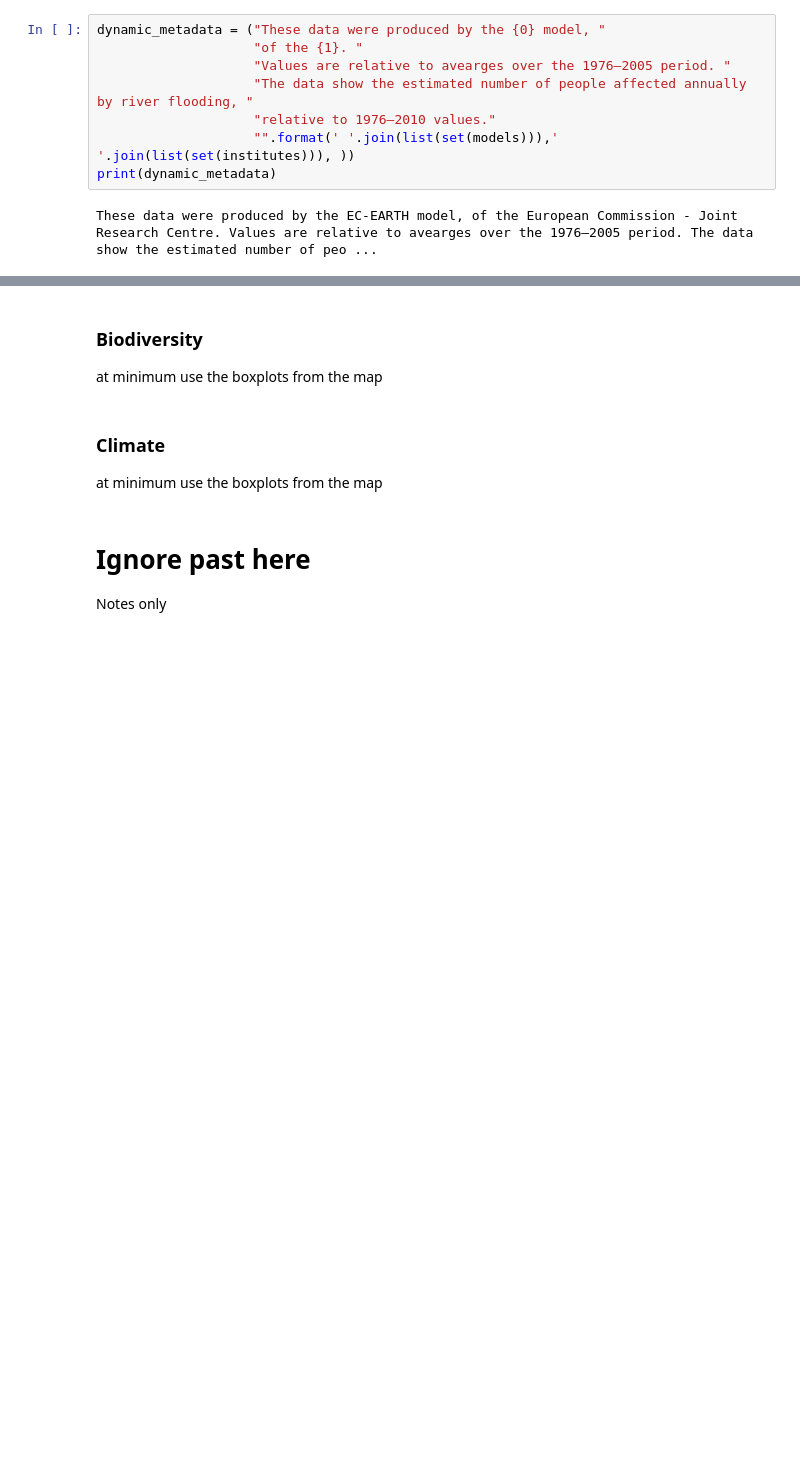
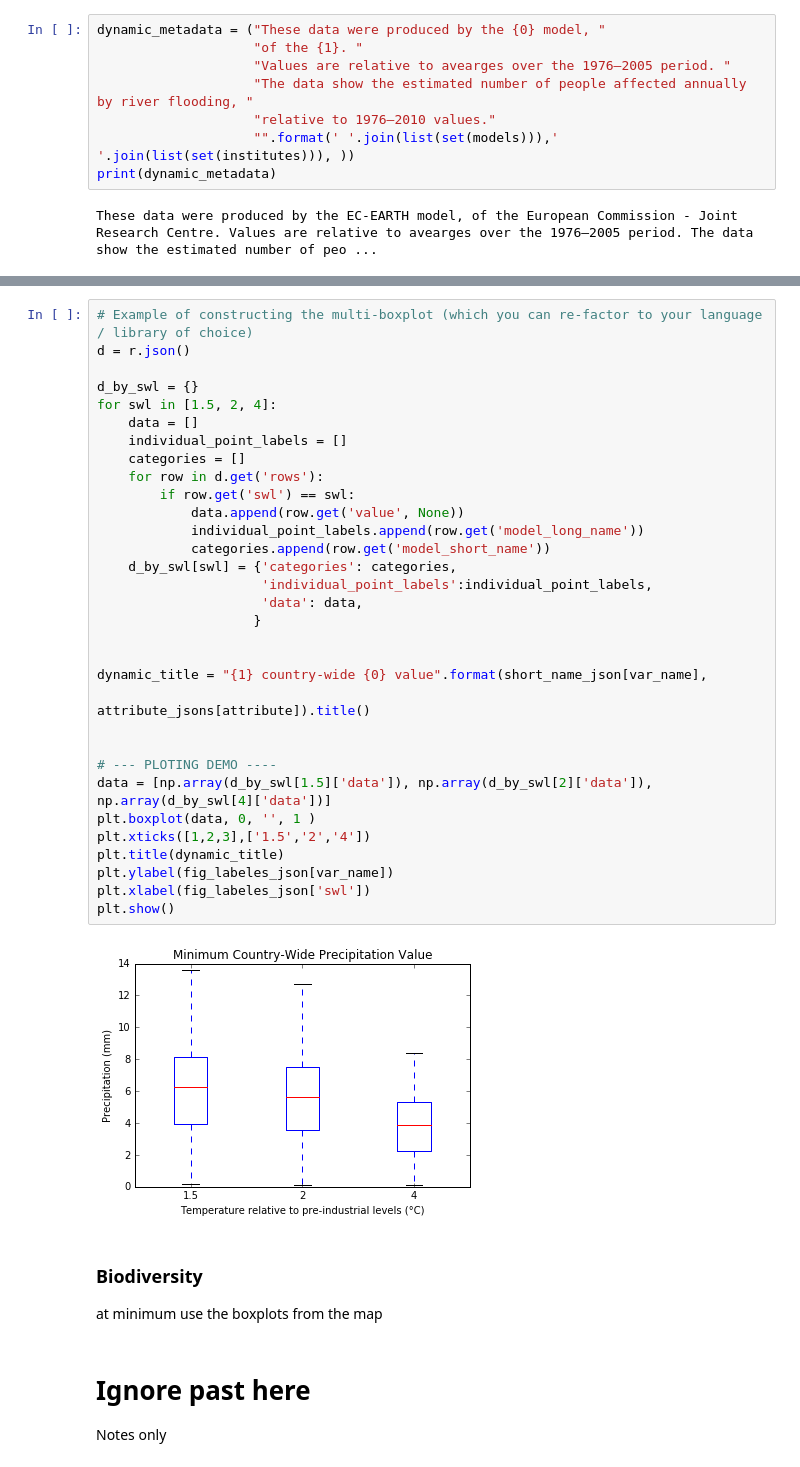
Before and after one commit to Vizzuality/helix-scope-data, a Jupyter notebook: work/backend_examples.ipynb, the cells around one changed output, grey strips where cells are left out. Cells and saved outputs as stored; diff of their text form; blank space fills up the shorter version.

Commit message:
added climate box-plots

```diff
--- a/work/backend_examples.ipynb
+++ b/work/backend_examples.ipynb
@@ -1140,11 +1186,41 @@ These data were produced by the EC-EARTH model, of the European Commission - Joi
+# %%
+# Example of constructing the multi-boxplot (which you can re-factor to your language / library of choice)
+d = r.json()
+
+d_by_swl = {}
+for swl in [1.5, 2, 4]:
+    data = []
+    individual_point_labels = []
+    categories = []
+    for row in d.get('rows'):
+        if row.get('swl') == swl:
+            data.append(row.get('value', None))
+            individual_point_labels.append(row.get('model_long_name'))
+            categories.append(row.get('model_short_name'))
+    d_by_swl[swl] = {'categories': categories,
+                     'individual_point_labels':individual_point_labels,
+                     'data': data,
+                    }
+
+
+dynamic_title = "{1} country-wide {0} value".format(short_name_json[var_name],
+                                                    attribute_jsons[attribute]).title()
+
+
+# --- PLOTING DEMO ----
+data = [np.array(d_by_swl[1.5]['data']), np.array(d_by_swl[2]['data']), np.array(d_by_swl[4]['data'])]
+plt.boxplot(data, 0, '', 1 )
+plt.xticks([1,2,3],['1.5','2','4'])
+plt.title(dynamic_title)
+plt.ylabel(fig_labeles_json[var_name])
+plt.xlabel(fig_labeles_json['swl'])
+plt.show()
+# %% [output]
+[figure, added]
 # %% [markdown]
 ### Biodiversity
 
 at minimum use the boxplots from the map
-# %% [markdown]
-### Climate
-
-at minimum use the boxplots from the map
 # %% [markdown]
 # Ignore past here
 
```
Also changed, not shown: parts of 2 cells of this notebook.
